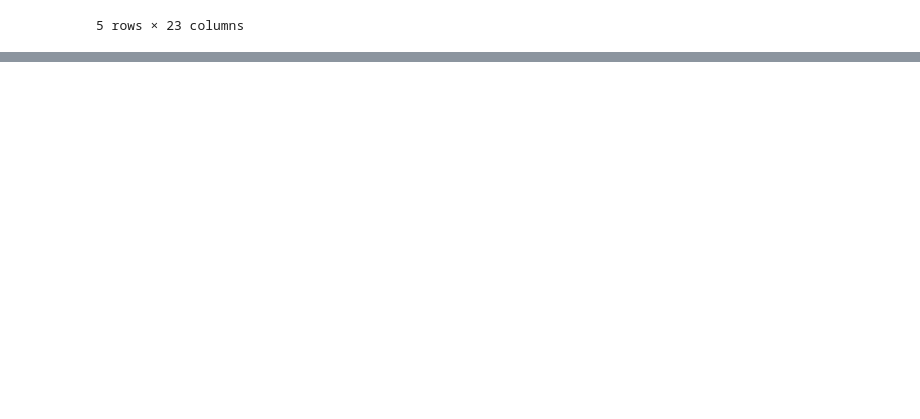
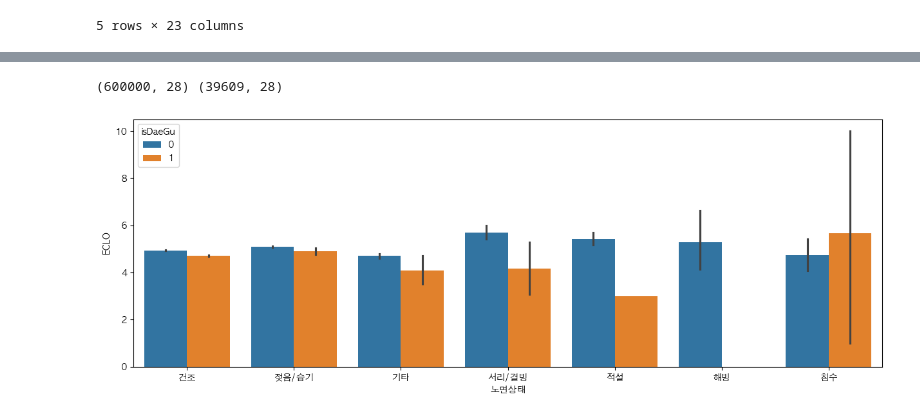
Before and after one commit to Boostcamp-AI-Tech-Recsys-team2/Prediction-of-Traffic-Accident-Victims-in-Daegu, a Jupyter notebook: EDA/EDA_dongjoon.ipynb, the cells around one changed output, grey strips where cells are left out. Saved outputs shown, nothing was run; the diff lists cells and outputs as text; code cells hidden in the pictures; blank space fills up the shorter version.

```diff
--- a/EDA/EDA_dongjoon.ipynb
+++ b/EDA/EDA_dongjoon.ipynb
@@ -14,7 +14,7 @@ from matplotlib import rc
 rc('font', family='AppleGothic')
 plt.rcParams['axes.unicode_minus'] = False
 # %%
-path = '../data/'
+path = 'dataset/'
 test_df = pd.read_csv(path + 'test.csv')
 train_df = pd.read_csv(path + 'train.csv')
 # %%
@@ -180,7 +218,7 @@ test_df.head()
 | 3 | ACCIDENT_39612 | 2022-01-01 04 | 토요일 | 맑음 | 대구광역시 수성구 신매동 | 단일로 - 기타 | 건조 | 차대차 |
 | 4 | ACCIDENT_39613 | 2022-01-01 06 | 토요일 | 맑음 | 대구광역시 달서구 감삼동 | 교차로 - 교차로안 | 건조 | 차대차 |
 # %%
-path = 'data/external_open/'
+path = 'dataset/external_open/'
 light_df = pd.read_csv(path + '대구 보안등 정보.csv', encoding='cp949')
 kids_df = pd.read_csv(path + '대구 어린이 보호 구역 정보.csv', encoding='cp949')
 car_df = pd.read_csv(path + '대구 주차장 정보.csv', encoding='cp949')
@@ -251,0 +302,17 @@ countrywide_df.head()
+# %%
+#countrywide + train_df concat
+ctemp_df = countrywide_df[:600000].copy()
+ttemp_df = train_df[:60000].copy()
+print(ctemp_df.shape, ttemp_df.shape)
+# ctemp_df 컬럼 추가 isDaeGu
+ctemp_df['isDaeGu'] = 0
+ttemp_df['isDaeGu'] = 1
+c_df = pd.concat([ctemp_df, ttemp_df], axis=0)
+c_df.set_index('ID', inplace=True)
+c_df.head()
+fig, ax = plt.subplots(1, 1, figsize=(15, 5))
+sns.barplot(x='노면상태', y='ECLO', data=c_df, ax=ax, estimator=np.mean, hue='isDaeGu')
+plt.show()
+# %% [output]
+(600000, 28) (39609, 28)
+[figure, added]
```
Also changed, not shown: parts of 4 cells of this notebook.
